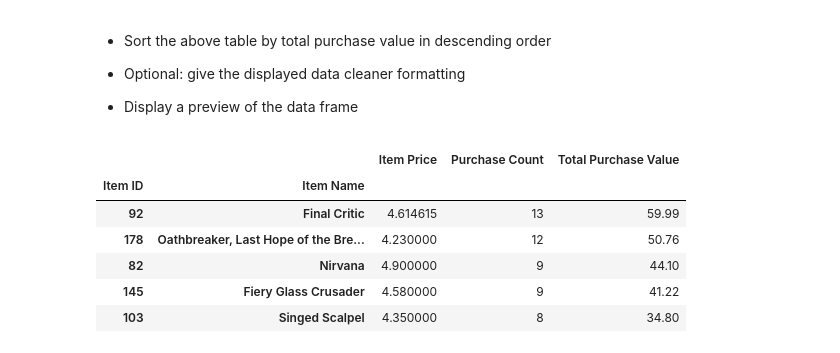
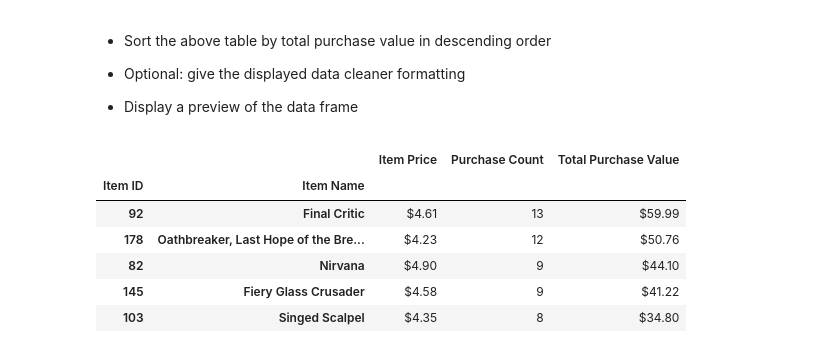
Before and after one commit to ybgandhi/pandas-challenge, a Jupyter notebook: HeroesOfPymoli_starter.ipynb, the cells around one changed output. Drawn from its saved outputs; the diff is of its cells as text; code cells hidden in the pictures.

```diff
--- a/HeroesOfPymoli_starter.ipynb
+++ b/HeroesOfPymoli_starter.ipynb
@@ -348,13 +348,19 @@ item_df.head(5)
 # %%
 # resuse table from most popular and just resort/format it
 item_profit = pd.DataFrame({"Purchase Count": purchase_count, "Item Price": item_price, "Total Purchase Value": total_purchase_value})
 item_profit = item_profit.sort_values("Total Purchase Value", ascending = False)
+
+#format
+item_profit["Purchase Count"] = item_profit["Purchase Count"].map("{:,}".format)
+item_profit["Item Price"] = item_profit["Item Price"].map("${:,.2f}".format)
+item_profit["Total Purchase Value"] = item_profit["Total Purchase Value"].map("${:,.2f}".format)
+
 item_profit.head(5)
 # %% [output]
 |  |  | Item Price | Purchase Count | Total Purchase Value |
 | Item ID | Item Name |  |  |  |
-| 92 | Final Critic | 4.614615 | 13 | 59.99 |
-| 178 | Oathbreaker, Last Hope of the Bre... | 4.230000 | 12 | 50.76 |
-| 82 | Nirvana | 4.900000 | 9 | 44.10 |
-| 145 | Fiery Glass Crusader | 4.580000 | 9 | 41.22 |
-| 103 | Singed Scalpel | 4.350000 | 8 | 34.80 |
+| 92 | Final Critic | $4.61 | 13 | $59.99 |
+| 178 | Oathbreaker, Last Hope of the Bre... | $4.23 | 12 | $50.76 |
+| 82 | Nirvana | $4.90 | 9 | $44.10 |
+| 145 | Fiery Glass Crusader | $4.58 | 9 | $41.22 |
+| 103 | Singed Scalpel | $4.35 | 8 | $34.80 |
```
Also changed, not shown: 1 other file.
